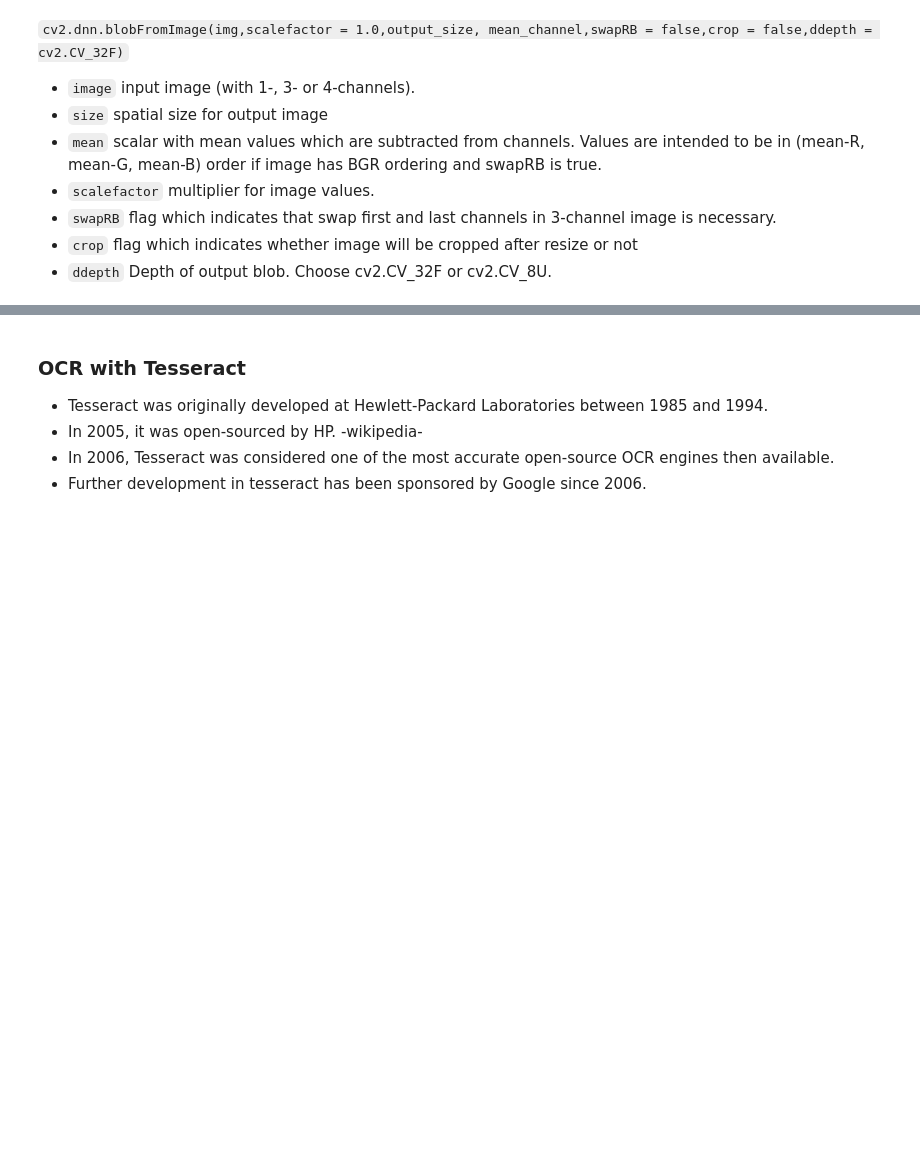
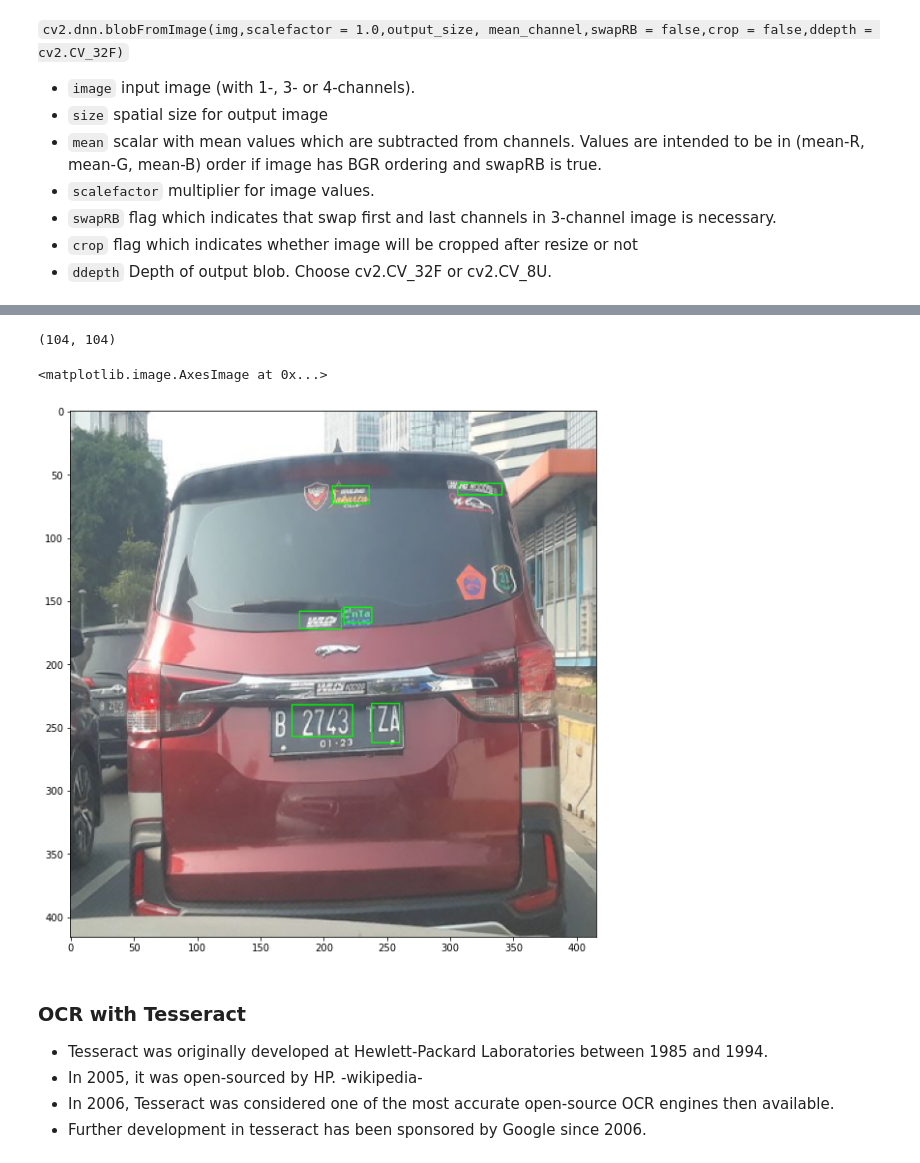
Before and after one commit to Muhammad-Yunus/Belajar-Computer-Vision, a Jupyter notebook: 16. OpenCV DNN - Part 2/16 OpenCV DNN - Part 2.ipynb, the cells around one changed output, grey strips where cells are left out. Saved outputs shown, nothing was run; the diff lists cells and outputs as text; code cells hidden in the pictures; blank space fills up the shorter version.

```diff
--- a/16. OpenCV DNN - Part 2/16 OpenCV DNN - Part 2.ipynb
+++ b/16. OpenCV DNN - Part 2/16 OpenCV DNN - Part 2.ipynb
@@ -58,0 +114,3 @@ net = cv2.dnn.readNet()
+# %%
+net.setInput(blob)
+(geometry, scores) = net.forward(layerOutput)
@@ -58,0 +127,12 @@ net = cv2.dnn.readNet()
+# %%
+geometry = np.array(geometry)
+scores = np.array(scores)
+# %%
+outs = np.concatenate([geometry,scores], axis=1)
+# %%
+outs.shape[2:4]
+# %% [output]
+(104, 104)
+# %%
+confThreshold = 0.5  # confidence level threshold
+nmsThreshold = 0.4 # NMS threshold
@@ -58,0 +181,11 @@ net = cv2.dnn.readNet()
+# %%
+boxes = decode_predictions(outs)
+for box in boxes:
+    x, y, w, h = box
+    cv2.rectangle(img, (x, y), (x + w, y + h), (0, 255, 0), 1)
+
+plt.figure(figsize=(10,10))
+plt.imshow(img[:,:,::-1])
+# %% [output]
+<matplotlib.image.AxesImage at 0x...>
+[figure, added]
```
Also changed, not shown: parts of 44 cells of this notebook, 22 other files.
